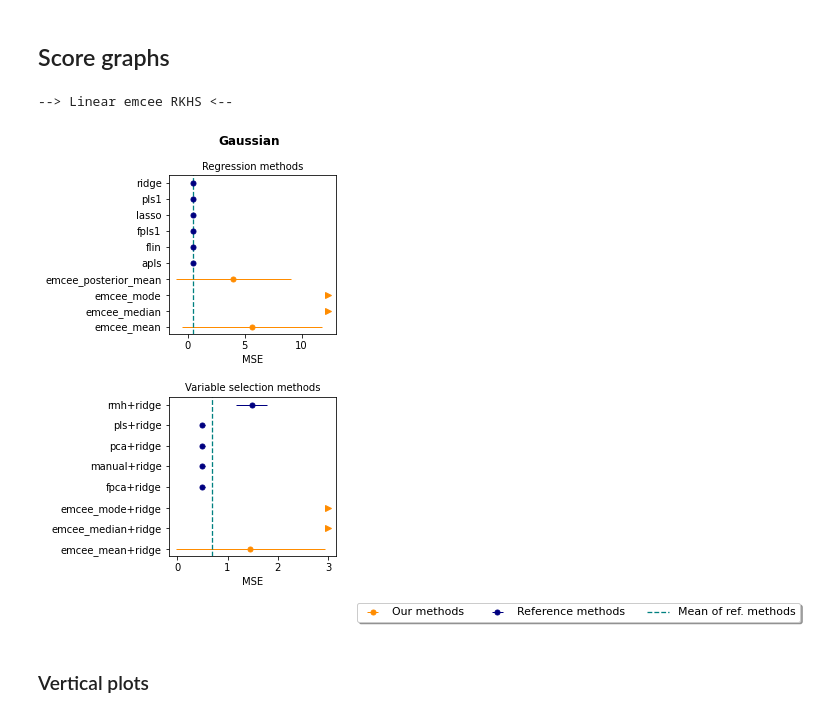
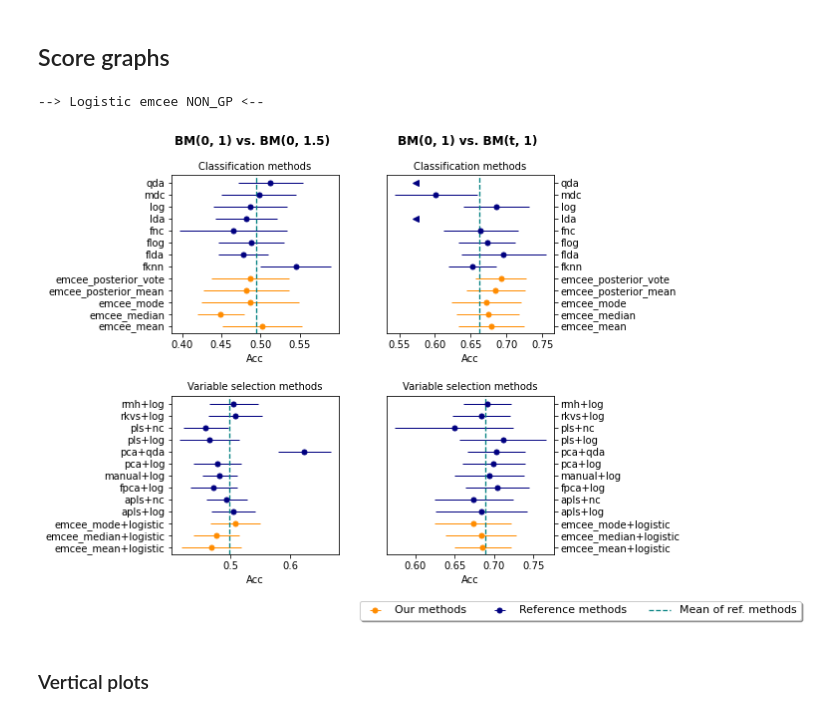
Before and after one commit to antcc/rk-bfr, a Jupyter notebook: demo_results_analysis.ipynb, the cells around one changed output. Saved outputs shown, nothing was run; the diff lists cells and outputs as text; code cells hidden in the pictures.

Commit message:
Add RMSE and rMSE; rework label switching

```diff
--- a/demo_results_analysis.ipynb
+++ b/demo_results_analysis.ipynb
@@ -10,20 +12,18 @@ import matplotlib.pyplot as plt
 # %%
 # -- Configuration
 
-KIND = "linear"
+KIND = "logistic"
 METHOD = "emcee"
 SMOOTHING = False
 P_FREE = False
-DIR = "results/out/"
+DIR = "../results_def/out/"
 SAVE_FIG = False
-DIR_SAVE = "img/"
-SCORE_REG = "MSE"  # MSE or rMSE
+DIR_SAVE = "../results_def/img/"
+SCORE_REG = "RMSE"  # RMSE or rRMSE
 
 KIND_STR = "reg" if KIND == "linear" else "clf"
 SCORE_STR = SCORE_REG if KIND == "linear" else "Acc"
 SCORE_STR_FULL = SCORE_REG if KIND == "linear" else "accuracy"
-
-np.set_printoptions(precision=4, suppress=True)
 # %% [markdown]
 ## Data gathering
 # %%
@@ -91,16 +91,17 @@ def plot_df(df, ax=None, legend=False, limit=None):
     # Outliers
     if KIND == "linear":
         if limit is None:
-            q3, q1 = np.percentile(score, [75 ,25])
+            q3, q1 = np.percentile(score + sd, [75 ,25])
             limit = q3 + 1.5*(q3 - q1)  # IQR
-        outliers_idx = np.where(score + sd > limit)[0]
+
+        outliers_idx = np.where(score > limit)[0]
         outliers = estimator[outliers_idx]
         symbol = ">"
     else:
         if limit is None:
-            q3, q1 = np.percentile(score, [75 ,25])
+            q3, q1 = np.percentile(score - sd, [75 ,25])
             limit = q1 - 1.5*(q3 - q1)  # IQR
-        outliers_idx = np.where(score - sd < limit)[0]
+        outliers_idx = np.where(score < limit)[0]
         outliers = estimator[outliers_idx]
         symbol = "<"
 
@@ -220,14 +221,14 @@ def plot_data_all(
         if "homoscedastic" in dataname:
             dataname_short = "BM(0, 1) vs. BM(t, 1)"
         elif "heteroscedastic" in dataname:
-            dataname_short = "BM(0, 1) vs. BM(0, 1.5)"
+            dataname_short = "BM(0, 1) vs. BM(0, 2)"
         elif "fractional" in dataname:
             dataname_short = "Fractional Brownian (H=0.8)"
         elif "brownian" in dataname:
             dataname_short = "Standard Brownian"
         elif "exponential" in dataname:
             dataname_short = "Gaussian"
-        elif "ou" in dataname:
+        elif "ornstein_uhlenbeck" in dataname:
             dataname_short = "Ornstein-Uhlenbeck"
         elif "gbm_rkhs" in dataname:
             dataname_short = "Standard GBM + RKHS"
@@ -307,9 +308,10 @@ def plot_data_all(
 # %%
 # -- Plot configuration
 
-data = "rkhs"
+data = "non_gp"
 limit = [(None, None), (None, None), (None, None), (None, None)]
 bbox_legend = [2.45, None]
+figsize = [None, None]
 
 if data == "rkhs":
     data_all = rkhs
@@ -318,27 +320,28 @@ elif data == "l2":
 elif data == "non_gp":
     data_all = non_gp
 else:
-    data_all = real
+    data_all = real[-2:]
 # %%
 # -- Plot
 
 print(
     "--> "
     + KIND.capitalize()
     + " " + METHOD
     + " " + data.upper()
     + (" (smooth)" if SMOOTHING else "")
     + " <--")
 
 plot_data_all(
     data_all,
     limit=limit,
     legend=True,
+    figsize=figsize,
     bbox_legend=bbox_legend,
     save=SAVE_FIG)
 # %% [output]
---> Linear emcee RKHS <--
+--> Logistic emcee NON_GP <--
-[figure, old version]
+[figure, new version]
 # %% [markdown]
 ### Vertical plots
 # %%
```
Also changed, not shown: parts of 4 cells of this notebook, 5 other files.
